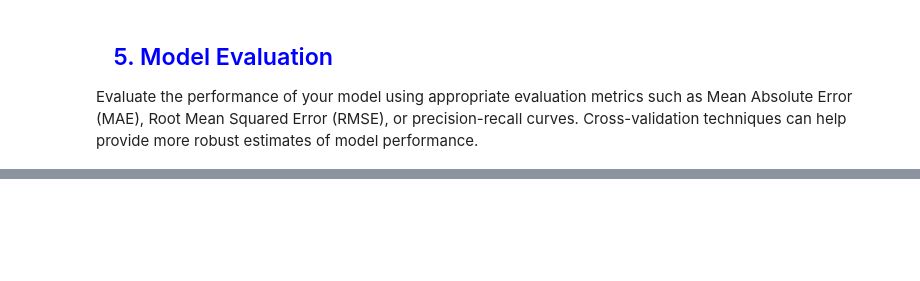
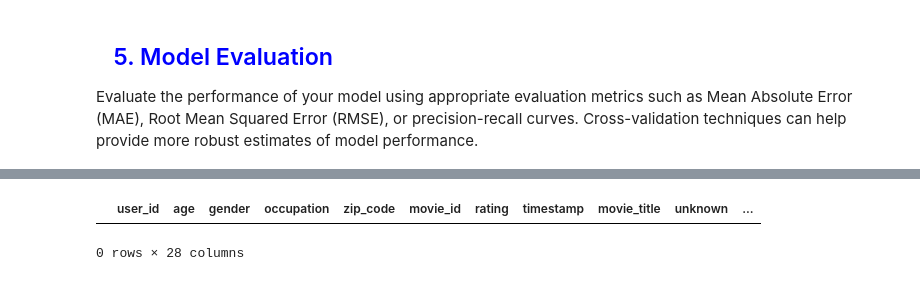
Before and after one commit to TanusreeDas/machine-learning-with-python, a Jupyter notebook: notebooks/collaborative_recommender_system-movies.ipynb, the cells around one changed output, grey strips where cells are left out. Drawn from its saved outputs; the diff is of its cells as text; code cells hidden in the pictures; blank space fills up the shorter version.

Commit message:
collaborative_recommender
Now it is working, but we need to work more on this for fine-tuning purposes.

```diff
--- a/notebooks/collaborative_recommender_system-movies.ipynb
+++ b/notebooks/collaborative_recommender_system-movies.ipynb
@@ -607,0 +553,3 @@ The dataset seems suitable for collaborative filtering. We will continue the pro
+# %%
+active_users=movie_recommender_df.groupby('user_id')['rating'].count()>50
+active_user_ids=active_users[active_users].index.to_list()
@@ -701,0 +673,5 @@ merged_df[merged_df['user_id']==334].head(50)
+# %%
+movie_recommender_df[movie_recommender_df['user_id']==4] #user 4 does not exists
+# %% [output]
+|  | user_id | age | gender | occupation | zip_code | movie_id | rating | timestamp | movie_title | unknown | ... |
+0 rows × 28 columns
```
Also changed, not shown: parts of 61 cells of this notebook.
